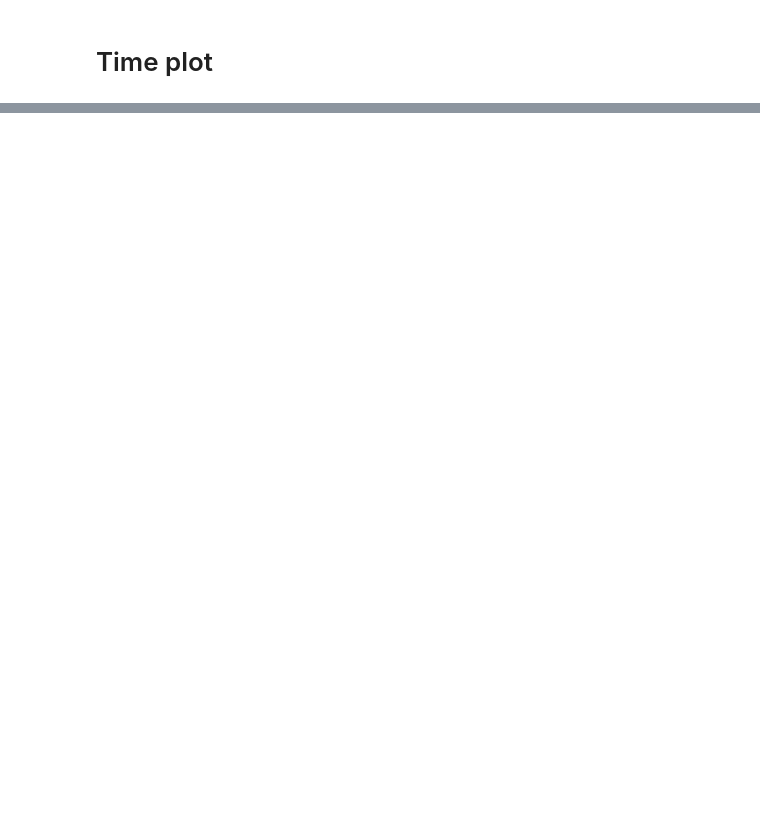
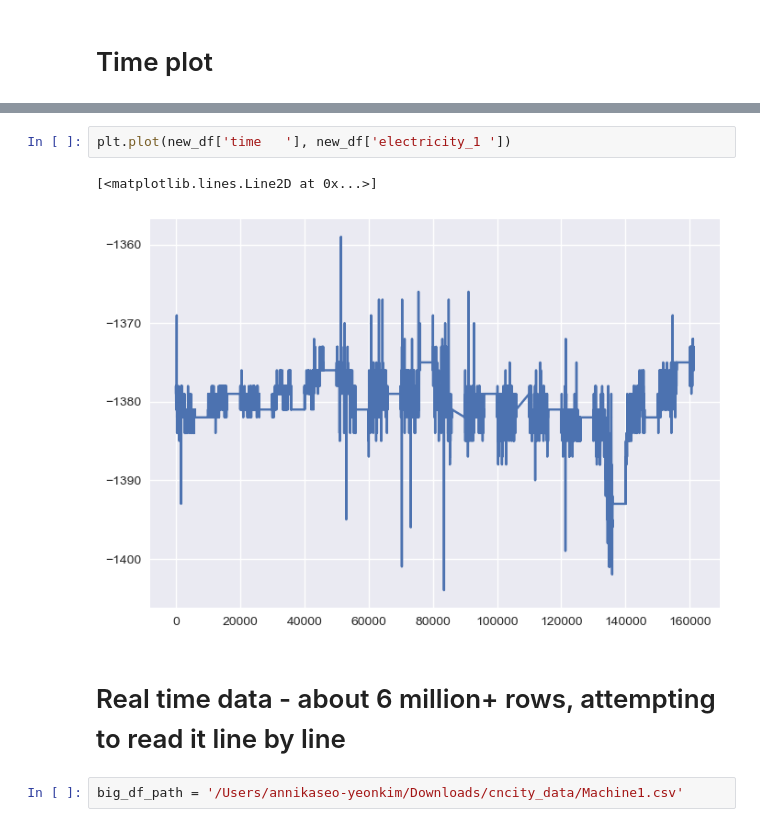
Before and after one commit to annika12302003/titanic-datasets, a Jupyter notebook: Week 3/CNCITY/CNCITY.ipynb, the cells around one changed output, grey strips where cells are left out. Cells and saved outputs as stored; diff of their text form; blank space fills up the shorter version.

```diff
--- a/Week 3/CNCITY/CNCITY.ipynb
+++ b/Week 3/CNCITY/CNCITY.ipynb
@@ -157,0 +326,9 @@ NameError: name 'not_preprocessed' is not defined
+# %%
+plt.plot(new_df['time   '], new_df['electricity_1 '])
+# %% [output]
+[<matplotlib.lines.Line2D at 0x...>]
+[figure, added]
+# %% [markdown]
+# Real time data - about 6 million+ rows, attempting to read it line by line
+# %%
+big_df_path = '/Users/annikaseo-yeonkim/Downloads/cncity_data/Machine1.csv'
```
Also changed, not shown: parts of 51 cells of this notebook, 1 other file.
